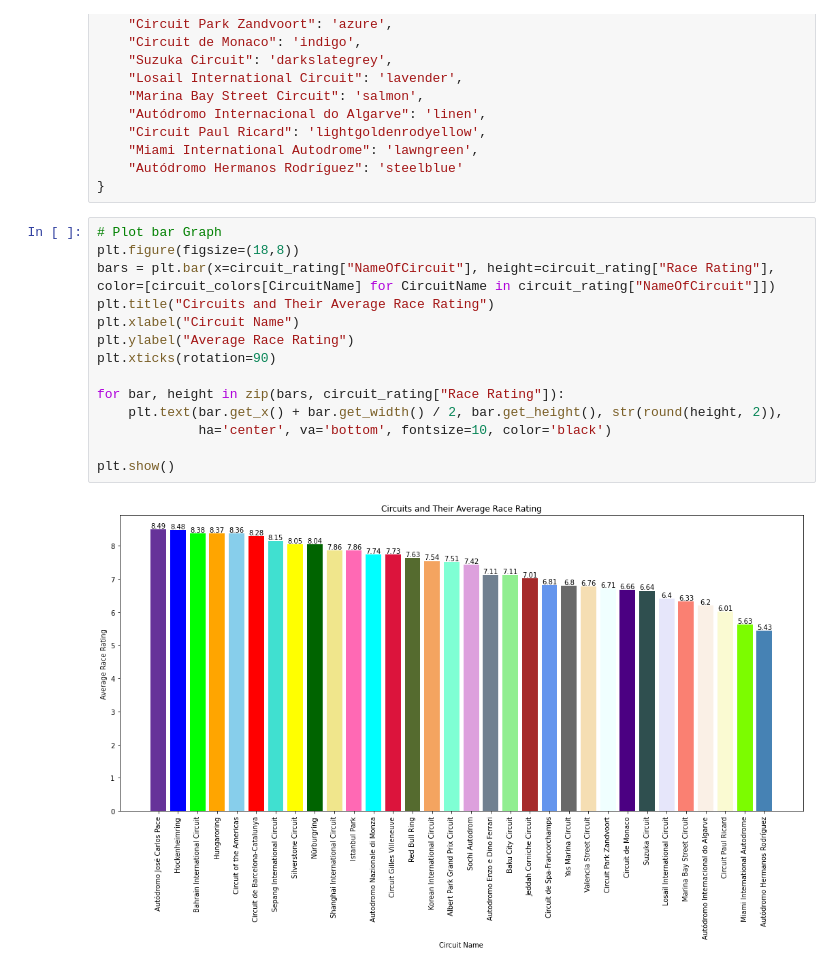
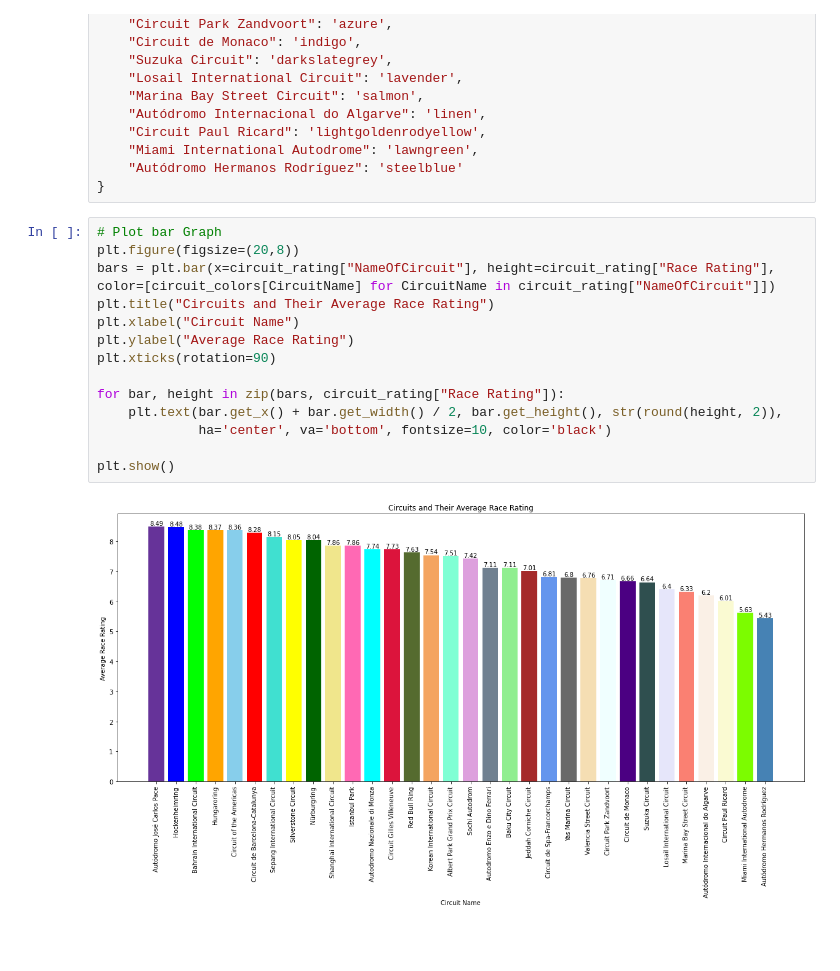
Before and after one commit to jasonhsu8/Formula-1-Project, a Jupyter notebook: JJ Notebooks/start.ipynb, the cells around one changed output. Cells and saved outputs as stored; diff of their text form; blank space fills up the shorter version.

Commit message:
small bar graph update

```diff
--- a/JJ Notebooks/start.ipynb
+++ b/JJ Notebooks/start.ipynb
@@ -296,17 +296,17 @@ circuit_colors={
 }
 # %%
 # Plot bar Graph
-plt.figure(figsize=(18,8))
+plt.figure(figsize=(20,8))
 bars = plt.bar(x=circuit_rating["NameOfCircuit"], height=circuit_rating["Race Rating"], color=[circuit_colors[CircuitName] for CircuitName in circuit_rating["NameOfCircuit"]])
 plt.title("Circuits and Their Average Race Rating")
 plt.xlabel("Circuit Name")
 plt.ylabel("Average Race Rating")
 plt.xticks(rotation=90)
 
 for bar, height in zip(bars, circuit_rating["Race Rating"]):
     plt.text(bar.get_x() + bar.get_width() / 2, bar.get_height(), str(round(height, 2)),
              ha='center', va='bottom', fontsize=10, color='black')
 
 plt.show()
 # %% [output]
-[figure, old version]
+[figure, new version]
```
